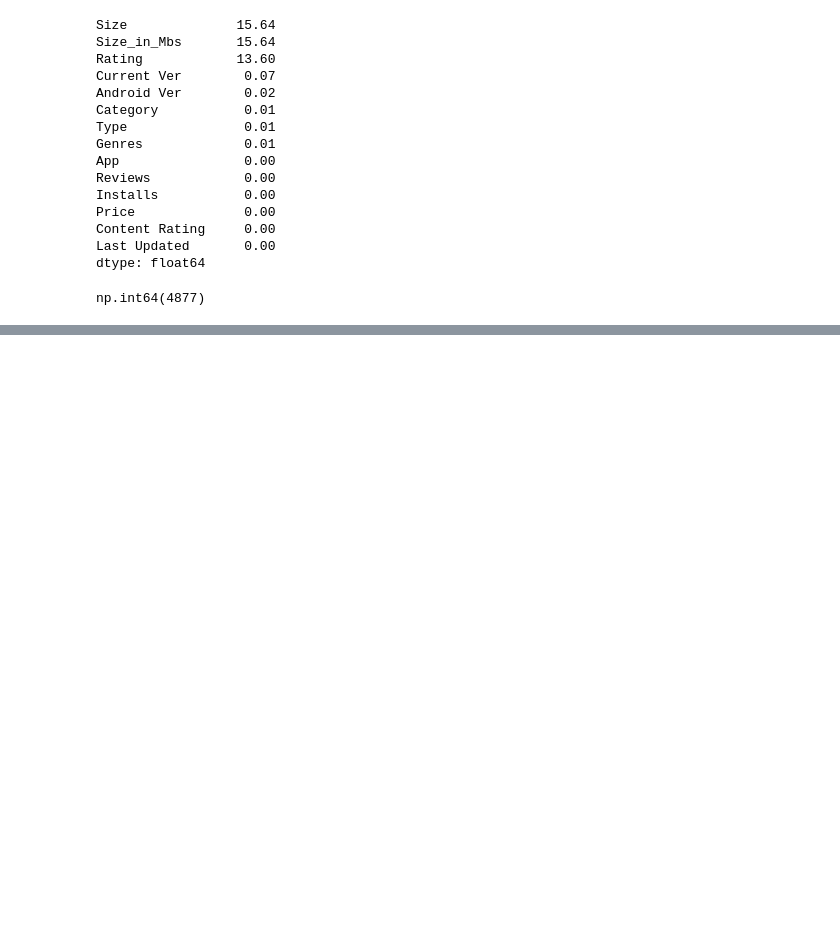
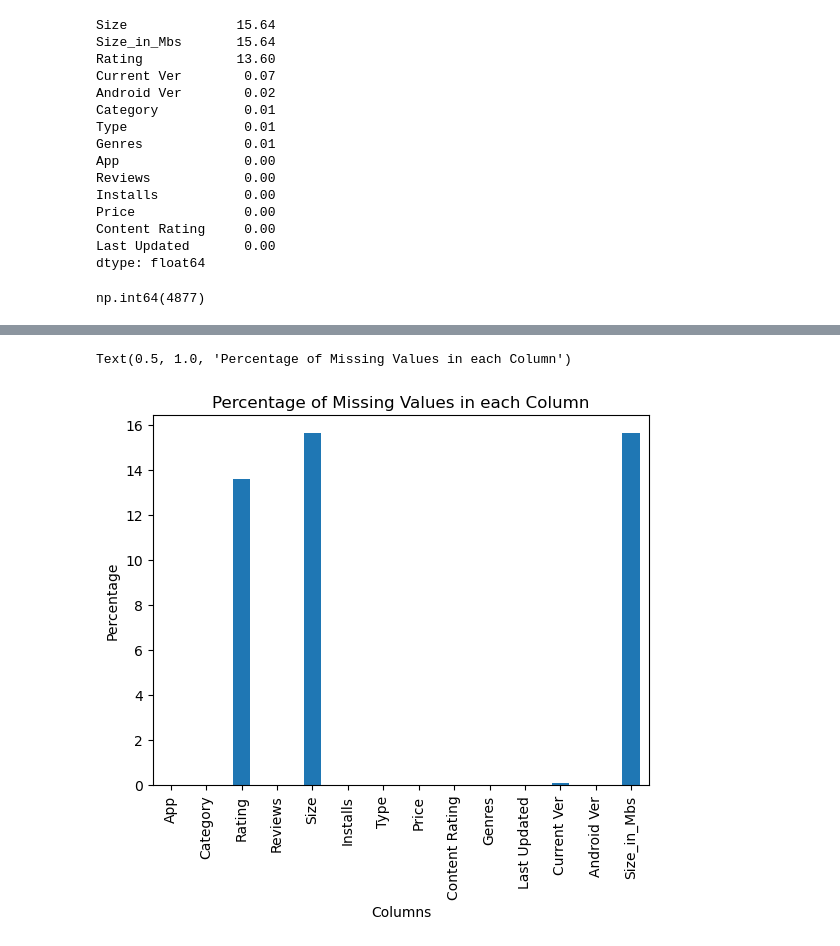
Before and after one commit to MuhammadAyyaz/EDA_with_python, a Jupyter notebook: 06_complete_EDA_Google_apps_data.ipynb, the cells around one changed output, grey strips where cells are left out. Drawn from its saved outputs; the diff is of its cells as text; code cells hidden in the pictures; blank space fills up the shorter version.

```diff
--- a/06_complete_EDA_Google_apps_data.ipynb
+++ b/06_complete_EDA_Google_apps_data.ipynb
@@ -325,0 +342,11 @@ np.int64(4877)
+# %%
+# Plot of percentage of missing values in the the columns of the data
+missing_percentage = df.isnull().sum()/len(df)*100
+missing_percentage.plot(kind= 'bar')
+# Add Labels
+plt.xlabel('Columns')
+plt.ylabel('Percentage')
+plt.title('Percentage of Missing Values in each Column')
+# %% [output]
+Text(0.5, 1.0, 'Percentage of Missing Values in each Column')
+[figure, added]
```
Also changed, not shown: parts of 6 cells of this notebook.
